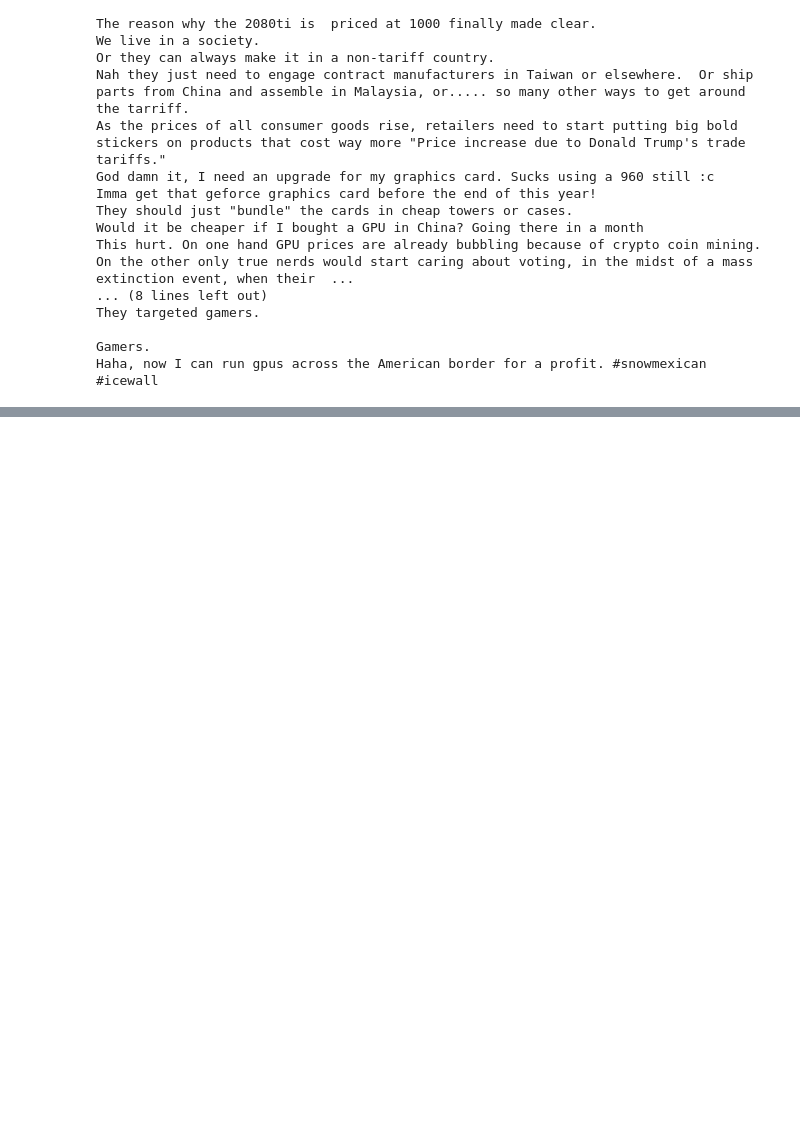
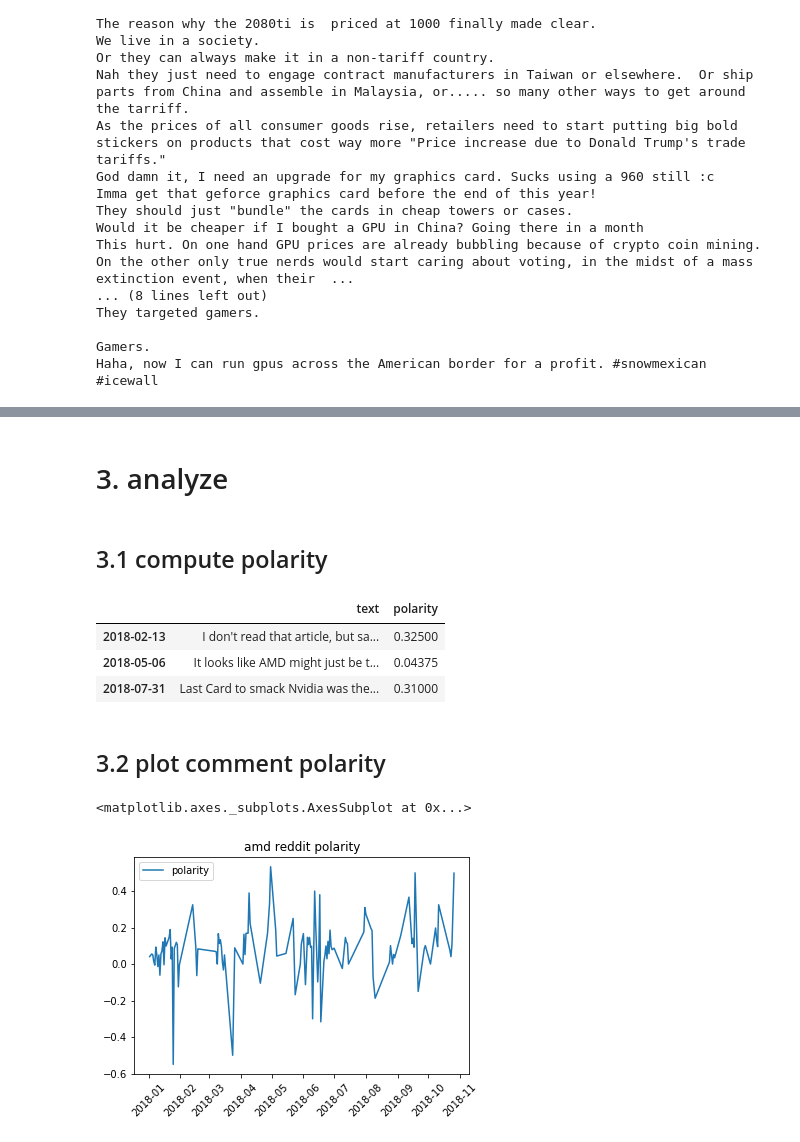
Before and after one commit to nzss/di-project2, a Jupyter notebook: Project Proposal.ipynb, the cells around one changed output, grey strips where cells are left out. Drawn from its saved outputs; the diff is of its cells as text; code cells hidden in the pictures; blank space fills up the shorter version.

```diff
--- a/Project Proposal.ipynb
+++ b/Project Proposal.ipynb
@@ -187,2 +79,0 @@ Sentiment(polarity=0.5599999999999999, subjectivity=0.5814285714285714)
-# %%
-df['polarity'] = df_recent['comments'].apply(lambda x: TextBlob(x).sentiment[0])
@@ -193,0 +152,16 @@ df.plot(x='date', y = 'polarity', title ='AMD reddit polarity')
+# %%
+import pymongo
+from pymongo import IndexModel, ASCENDING, DESCENDING
+from pymongo import MongoClient
+
+mongo = MongoClient('localhost', 27017)
+amd_db = mongo['amd']
+amd_sub = amd_db['submissions']
+amd_com = amd_db['comments']
+
+
+# create index in mongodb - date, submission id
+date_index = IndexModel([('date', DESCENDING)])
+subid_index = IndexModel([('parent_id', ASCENDING)])
+amd_com.create_indexes([date_index, subid_index])
+amd_sub.create_indexes([date_index])
@@ -193,0 +219,4 @@ df.plot(x='date', y = 'polarity', title ='AMD reddit polarity')
+# %% [markdown]
+# 3. analyze
+# %% [markdown]
+## 3.1 compute polarity
@@ -193,0 +304,20 @@ df.plot(x='date', y = 'polarity', title ='AMD reddit polarity')
+# %%
+amd_comm, amd_score = get_comments_by_date(amd_com, '2018-01-01', '2018-10-27')
+
+amd_comm_df = get_polarity(amd_comm)
+
+amd_comm_df.head(n=3)
+# %% [output]
+|  | text | polarity |
+| 2018-02-13 | I don't read that article, but sa... | 0.32500 |
+| 2018-05-06 | It looks like AMD might just be t... | 0.04375 |
+| 2018-07-31 | Last Card to smack Nvidia was the... | 0.31000 |
+# %% [markdown]
+## 3.2 plot comment polarity
+# %%
+%matplotlib inline
+
+amd_comm_df.plot(y='polarity', use_index=True, title = 'amd reddit polarity', rot = 45)
+# %% [output]
+<matplotlib.axes._subplots.AxesSubplot at 0x...>
+[figure, added]
```
Also changed, not shown: parts of 92 cells of this notebook.
